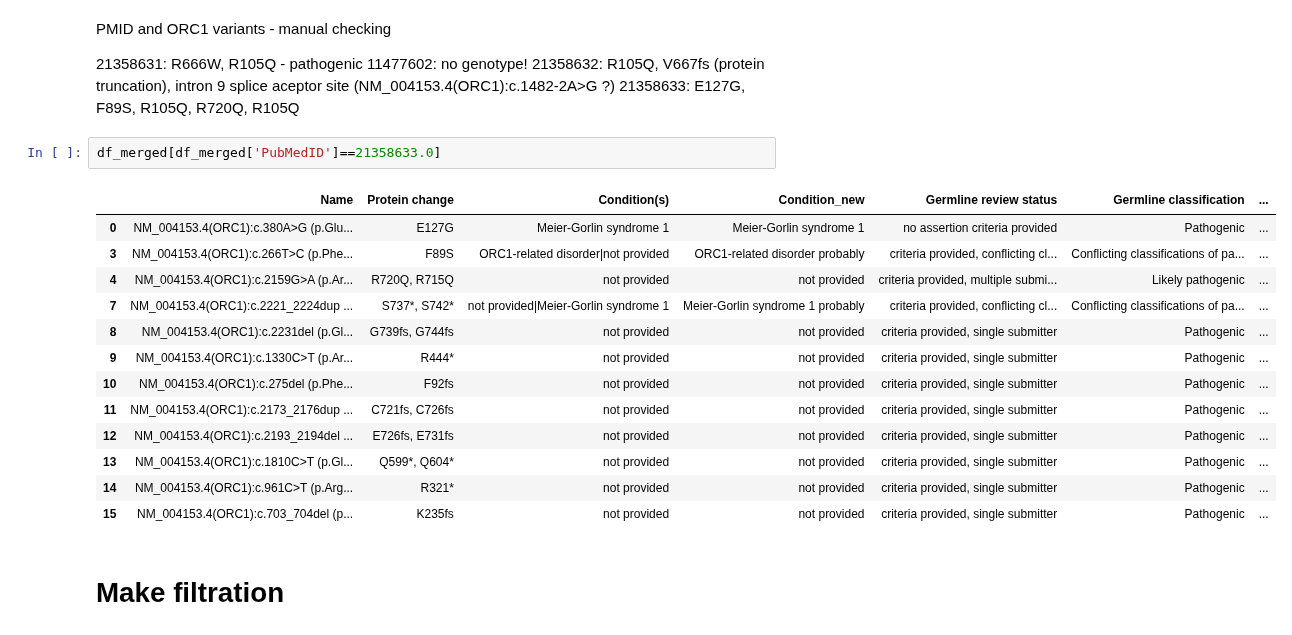
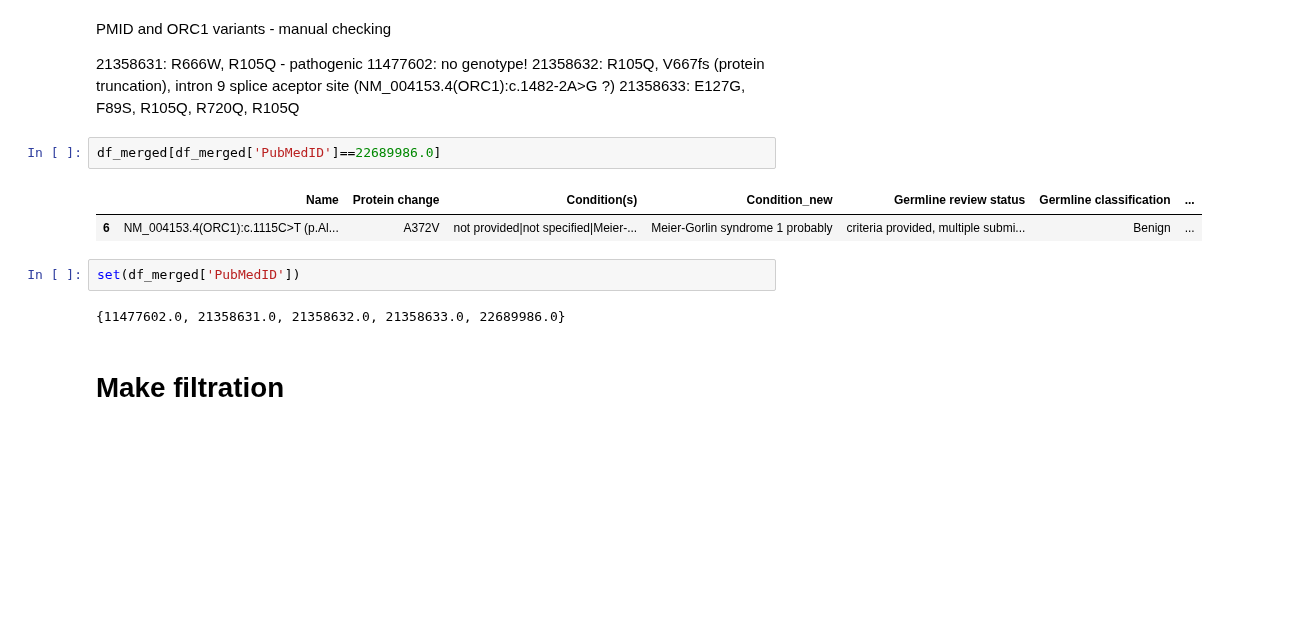
Before and after one commit to Lopatushka/ORC1, a Jupyter notebook: clinvar_analysis.ipynb, the cells around one changed output. Saved outputs shown, nothing was run; the diff lists cells and outputs as text; blank space fills up the shorter version.

```diff
--- a/clinvar_analysis.ipynb
+++ b/clinvar_analysis.ipynb
@@ -112,21 +112,14 @@ PMID and ORC1 variants - manual checking
 21358632: R105Q, V667fs (protein truncation), intron 9 splice aceptor site (NM_004153.4(ORC1):c.1482-2A>G ?)
 21358633: E127G, F89S, R105Q, R720Q, R105Q
 # %%
-df_merged[df_merged['PubMedID']==21358633.0]
+df_merged[df_merged['PubMedID']==22689986.0]
 # %% [output]
 |  | Name | Protein change | Condition(s) | Condition_new | Germline review status | Germline classification | ... |
-| 0 | NM_004153.4(ORC1):c.380A>G (p.Glu... | E127G | Meier-Gorlin syndrome 1 | Meier-Gorlin syndrome 1 | no assertion criteria provided | Pathogenic | ... |
-| 3 | NM_004153.4(ORC1):c.266T>C (p.Phe... | F89S | ORC1-related disorder|not provided | ORC1-related disorder probably | criteria provided, conflicting cl... | Conflicting classifications of pa... | ... |
-| 4 | NM_004153.4(ORC1):c.2159G>A (p.Ar... | R720Q, R715Q | not provided | not provided | criteria provided, multiple submi... | Likely pathogenic | ... |
-| 7 | NM_004153.4(ORC1):c.2221_2224dup ... | S737*, S742* | not provided|Meier-Gorlin syndrome 1 | Meier-Gorlin syndrome 1 probably | criteria provided, conflicting cl... | Conflicting classifications of pa... | ... |
-| 8 | NM_004153.4(ORC1):c.2231del (p.Gl... | G739fs, G744fs | not provided | not provided | criteria provided, single submitter | Pathogenic | ... |
-| 9 | NM_004153.4(ORC1):c.1330C>T (p.Ar... | R444* | not provided | not provided | criteria provided, single submitter | Pathogenic | ... |
-| 10 | NM_004153.4(ORC1):c.275del (p.Phe... | F92fs | not provided | not provided | criteria provided, single submitter | Pathogenic | ... |
-| 11 | NM_004153.4(ORC1):c.2173_2176dup ... | C721fs, C726fs | not provided | not provided | criteria provided, single submitter | Pathogenic | ... |
-| 12 | NM_004153.4(ORC1):c.2193_2194del ... | E726fs, E731fs | not provided | not provided | criteria provided, single submitter | Pathogenic | ... |
-| 13 | NM_004153.4(ORC1):c.1810C>T (p.Gl... | Q599*, Q604* | not provided | not provided | criteria provided, single submitter | Pathogenic | ... |
-| 14 | NM_004153.4(ORC1):c.961C>T (p.Arg... | R321* | not provided | not provided | criteria provided, single submitter | Pathogenic | ... |
-| 15 | NM_004153.4(ORC1):c.703_704del (p... | K235fs | not provided | not provided | criteria provided, single submitter | Pathogenic | ... |
+| 6 | NM_004153.4(ORC1):c.1115C>T (p.Al... | A372V | not provided|not specified|Meier-... | Meier-Gorlin syndrome 1 probably | criteria provided, multiple submi... | Benign | ... |
+# %%
+set(df_merged['PubMedID'])
+# %% [output]
+{11477602.0, 21358631.0, 21358632.0, 21358633.0, 22689986.0}
 # %% [markdown]
 # Make filtration
 # %%
```
Also changed, not shown: parts of 3 cells of this notebook.
